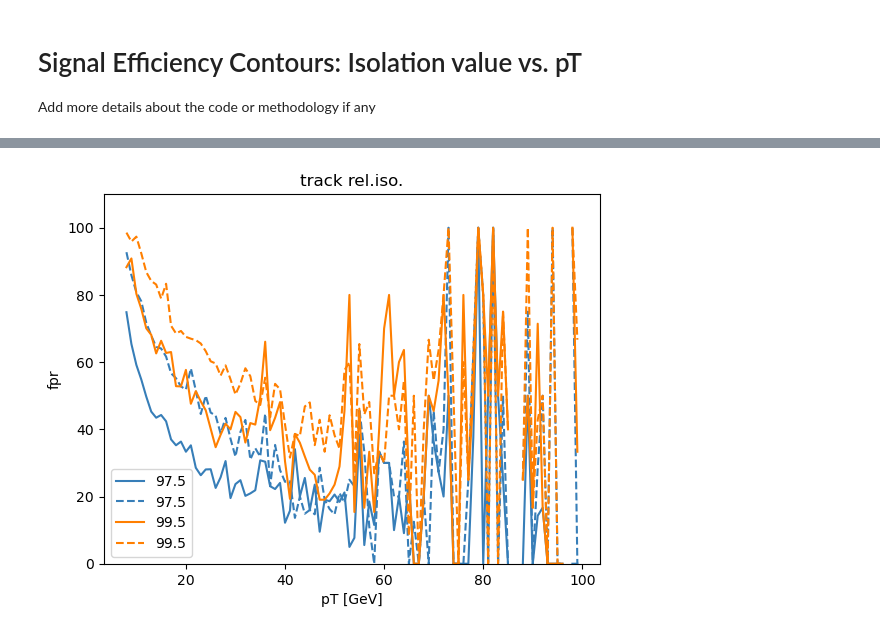
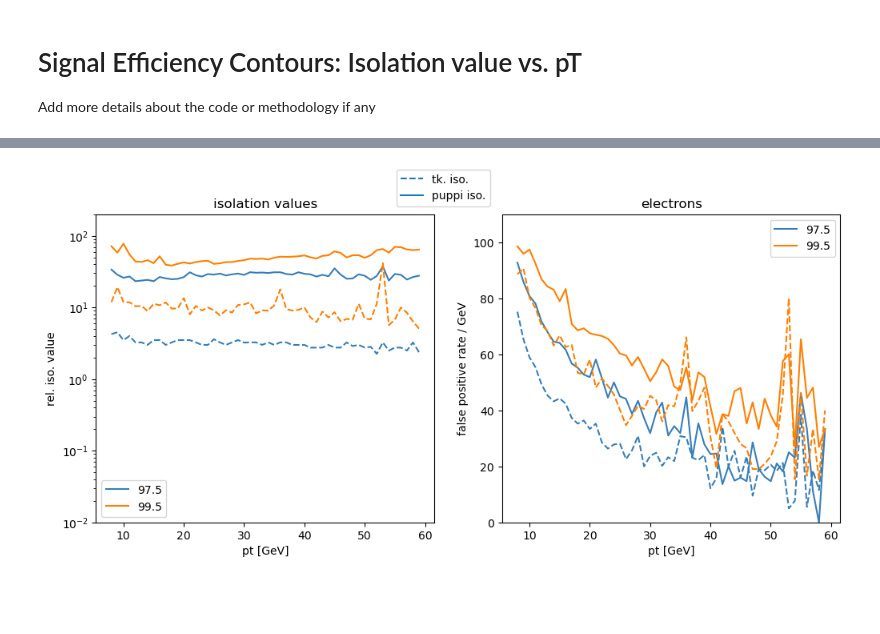
Before and after one commit to arsahasransu/asahasra-flat-table-analyser, a Jupyter notebook: make_roc_and_rate.ipynb, the cells around one changed output, grey strips where cells are left out. Drawn from its saved outputs; the diff is of its cells as text; code cells hidden in the pictures; blank space fills up the shorter version.

```diff
--- a/make_roc_and_rate.ipynb
+++ b/make_roc_and_rate.ipynb
@@ -15,31 +17,41 @@ with open("MinBias.pkl", "rb") as fbkgpklfile:
 # %%
 ebspt = fsig["TkEleL2_EB_MCH_pt"]
 ebsiso = fsig["TkEleL2_EB_MCH_tkIso"]
+ebsabsiso = fsig["TkEleL2_EB_MCH_absTkIso"]
 ebspiso = fsig["TkEleL2_EB_MCH_puppiIso"]
 ebspreiso = fsig["TkEleL2_EB_MCH_reisotot_dRmin0_01_puppiIso"]
 ebsabspreiso = fsig["TkEleL2_EB_MCH_reisotot_dRmin0_01_absPuppiIso"]
 
-ebbpt = fbkg["TkEleL2_EB_pt"]
-ebbiso = fbkg["TkEleL2_EB_tkIso"]
-ebbpiso = fbkg["TkEleL2_EB_puppiIso"]
-ebbpreiso = fbkg["TkEleL2_EB_reisotot_dRmin0_01_puppiIso"]
-ebbabspreiso = fbkg["TkEleL2_EB_reisotot_dRmin0_01_absPuppiIso"]
-print(ebspt.shape, ebsiso.shape, ebspiso.shape, ebspreiso.shape, ebsabspreiso.shape,
-      ebbpt.shape, ebbiso.shape, ebbpiso.shape, ebbpreiso.shape, ebbabspreiso.shape)
+ebbpt = fbkg["TkEleL2_Pt5_EB_pt"]
+ebbiso = fbkg["TkEleL2_Pt5_EB_tkIso"]
+ebbabsiso = fbkg["TkEleL2_Pt5_EB_absTkIso"]
+ebbpiso = fbkg["TkEleL2_Pt5_EB_puppiIso"]
+ebbpreiso = fbkg["TkEleL2_Pt5_EB_reisotot_dRmin0_01_puppiIso"]
+ebbabspreiso = fbkg["TkEleL2_Pt5_EB_reisotot_dRmin0_01_absPuppiIso"]
+print(ebspt.shape, ebsiso.shape, ebsabsiso.shape,
+      ebspiso.shape, ebspreiso.shape, ebsabspreiso.shape)
+print(ebbpt.shape, ebbiso.shape, ebbabsiso.shape,
+      ebbpiso.shape, ebbpreiso.shape, ebbabspreiso.shape)
 
 eespt = fsig["TkEleL2_EE_MCH_pt"]
 eesiso = fsig["TkEleL2_EE_MCH_tkIso"]
+eesabsiso = fsig["TkEleL2_EE_MCH_absTkIso"]
 eespiso = fsig["TkEleL2_EE_MCH_puppiIso"]
 eespreiso = fsig["TkEleL2_EE_MCH_reisotot_dRmin0_01_puppiIso"]
 eesabspreiso = fsig["TkEleL2_EE_MCH_reisotot_dRmin0_01_absPuppiIso"]
 
-eebpt = fbkg["TkEleL2_EE_pt"]
-eebiso = fbkg["TkEleL2_EE_tkIso"]
-eebpiso = fbkg["TkEleL2_EE_puppiIso"]
-eebpreiso = fbkg["TkEleL2_EE_reisotot_dRmin0_01_puppiIso"]
-eebabspreiso = fbkg["TkEleL2_EE_reisotot_dRmin0_01_absPuppiIso"]
-print(eespt.shape, eesiso.shape, eespiso.shape, eespreiso.shape, eesabspreiso.shape,
-      eebpt.shape, eebiso.shape, eebpiso.shape, eebpreiso.shape, eebabspreiso.shape)
+eebpt = fbkg["TkEleL2_Pt5_EE_pt"]
+eebiso = fbkg["TkEleL2_Pt5_EE_tkIso"]
+eebabsiso = fbkg["TkEleL2_Pt5_EE_absTkIso"]
+eebpiso = fbkg["TkEleL2_Pt5_EE_puppiIso"]
+eebpreiso = fbkg["TkEleL2_Pt5_EE_reisotot_dRmin0_01_puppiIso"]
+eebabspreiso = fbkg["TkEleL2_Pt5_EE_reisotot_dRmin0_01_absPuppiIso"]
+print(eespt.shape, eesiso.shape, eesabsiso.shape,
+      eespiso.shape, eespreiso.shape, eesabspreiso.shape)
+print(eebpt.shape, eebiso.shape, eebabsiso.shape,
+      eebpiso.shape, eebpreiso.shape, eebabspreiso.shape)
+
+print()
 
 ebsi = np.concatenate(ebsiso)
 ebspi = np.concatenate(ebspiso)
@@ -650,20 +589,7 @@ plt.show()
-# %%
-btk = get_fpr_by_sigpercentiles(ebbpt, ebbiso, ptk)
-bpp = get_fpr_by_sigpercentiles(ebbpt, ebbabspreiso, ppp)
-
-for i in range(len(percentiles)):
-    plt.plot(list(btk[i].keys())[8:100], list(btk[i].values())[8:100], label=percentiles[i], c=colours[i])
-    plt.plot(list(bpp[i].keys())[8:100], list(bpp[i].values())[8:100], label=percentiles[i], c=colours[i], linestyle='--')
-plt.legend()
-
-plt.ylim(top=110, bottom=0)
-# plt.yscale('log')
-
-plt.ylabel('fpr')
-plt.xlabel('pT [GeV]')
-
-plt.title('track rel.iso.')
-
-plt.show()
-# %% [output]
-[figure, removed]
+# %%
+fig, ax = ptbinned_rate_analysis_by_signal_percentile_contours(ebspt, ebsabsiso, ebsabspreiso,
+                                                               ebbpt, ebbabsiso, ebbabspreiso,
+                                                               refl = "tk. iso.", newl = "puppi iso.",
+                                                               iytop = 200)
+# %% [output]
+[figure, added]
```
Also changed, not shown: parts of 10 cells of this notebook, 7 other files.
